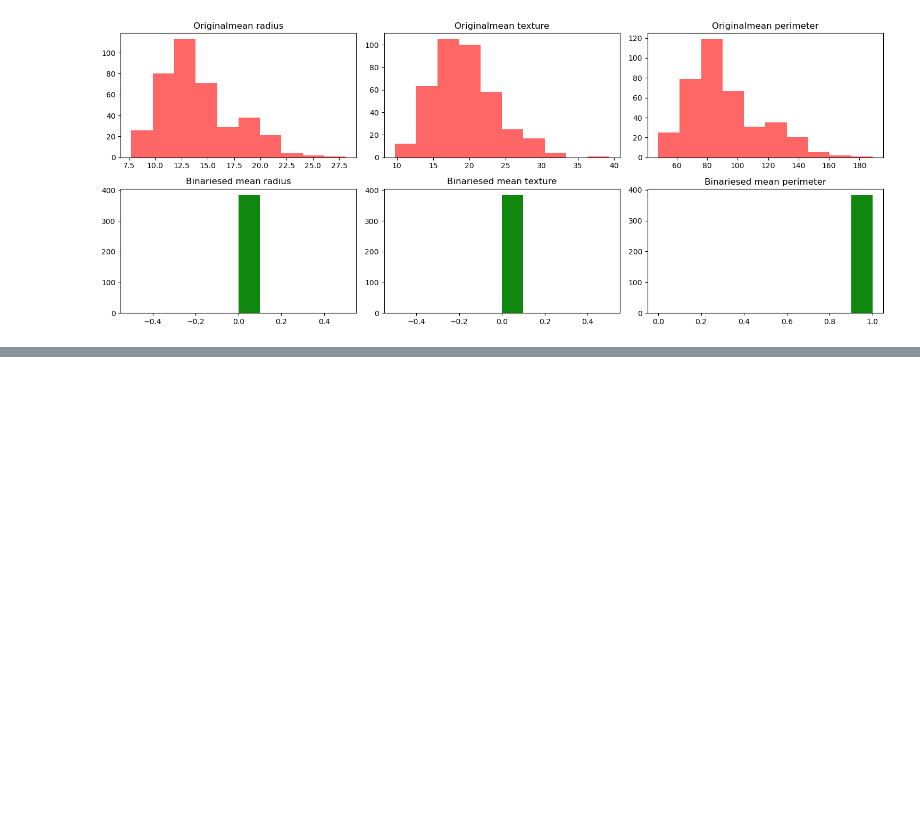
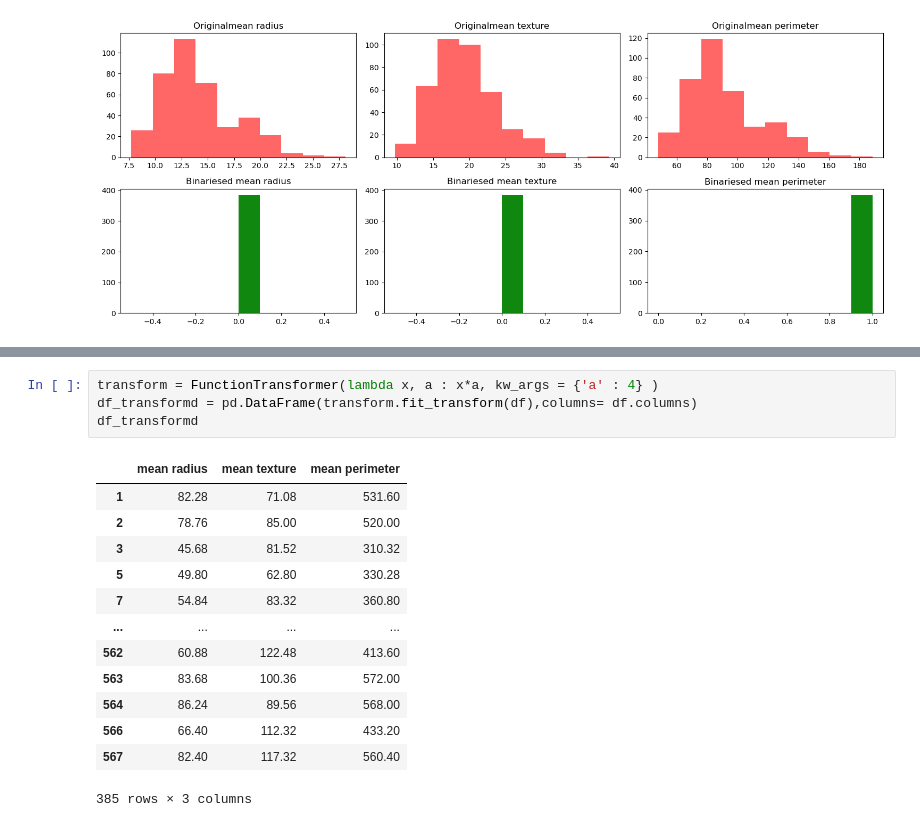
Before and after one commit to CHERUGAD/Machine_learning, a Jupyter notebook: binarising.ipynb, the cells around one changed output, grey strips where cells are left out. Cells and saved outputs as stored; diff of their text form; blank space fills up the shorter version.

```diff
--- a/binarising.ipynb
+++ b/binarising.ipynb
@@ -55,0 +109,18 @@ plt.show()
+# %%
+transform = FunctionTransformer(lambda x, a : x*a, kw_args = {'a' : 4} )
+df_transformd = pd.DataFrame(transform.fit_transform(df),columns= df.columns)
+df_transformd
+# %% [output]
+|  | mean radius | mean texture | mean perimeter |
+| 1 | 82.28 | 71.08 | 531.60 |
+| 2 | 78.76 | 85.00 | 520.00 |
+| 3 | 45.68 | 81.52 | 310.32 |
+| 5 | 49.80 | 62.80 | 330.28 |
+| 7 | 54.84 | 83.32 | 360.80 |
+| ... | ... | ... | ... |
+| 562 | 60.88 | 122.48 | 413.60 |
+| 563 | 83.68 | 100.36 | 572.00 |
+| 564 | 86.24 | 89.56 | 568.00 |
+| 566 | 66.40 | 112.32 | 433.20 |
+| 567 | 82.40 | 117.32 | 560.40 |
+385 rows × 3 columns
```
Also changed, not shown: parts of 4 cells of this notebook.
